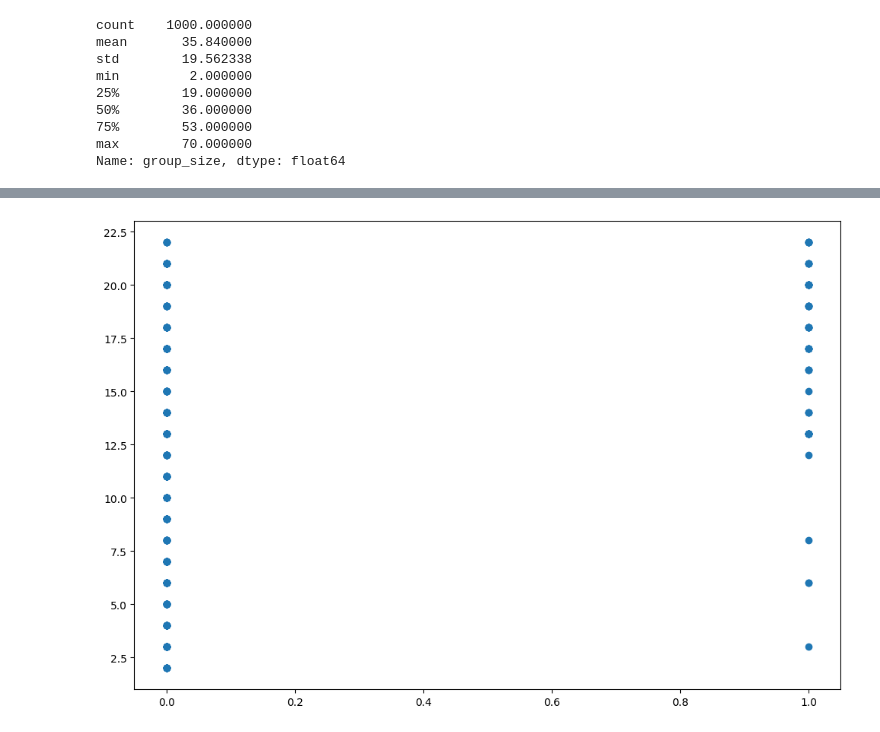
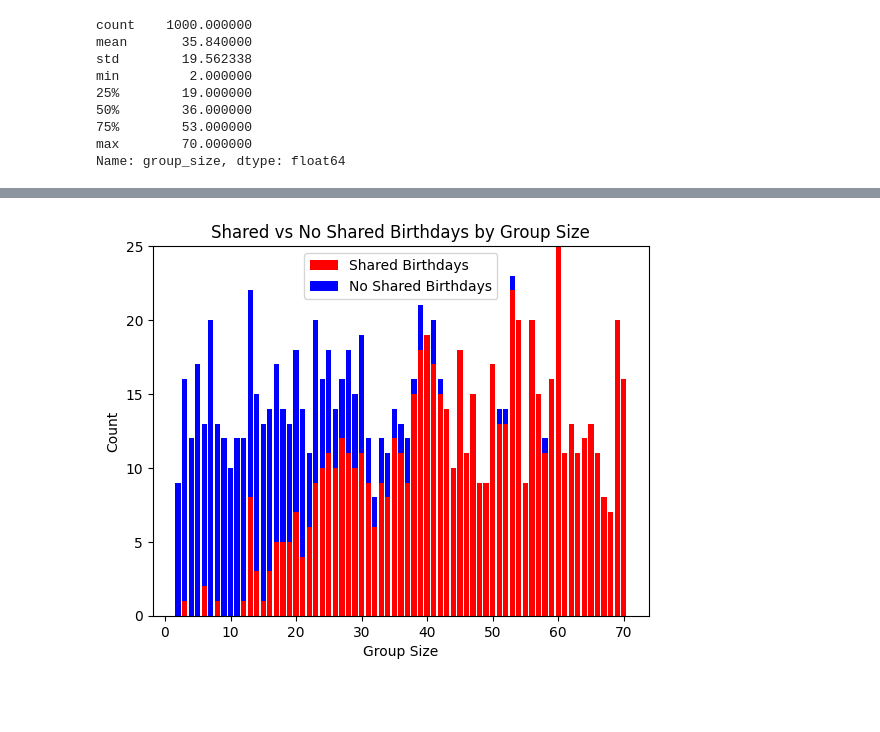
Before and after one commit to shreyansdjp/birthday-paradox-analysis, a Jupyter notebook: analysis.ipynb, the cells around one changed output, grey strips where cells are left out. Cells and saved outputs as stored; diff of their text form; code cells hidden in the pictures; blank space fills up the shorter version.

Commit message:
refactor: replace scatter plots with grouped probability analysis

```diff
--- a/analysis.ipynb
+++ b/analysis.ipynb
@@ -54,6 +48,21 @@ plt.show()
-# %%
-plt.figure(figsize=(12, 8))
-plt.scatter(df[df['group_size'] < 23]["shared_birthday"], df[df['group_size'] < 23]["group_size"])
-plt.show()
-# %% [output]
-[figure, removed]
+# %%
+has_shared_birthday = df[df['shared_birthday'] == 1]
+no_shared_birthday = df[df['shared_birthday'] == 0]
+shared_counts = has_shared_birthday.groupby('group_size').count()['shared_birthday'].sort_index()
+no_shared_counts = no_shared_birthday.groupby('group_size').count()['shared_birthday'].sort_index()
+
+combined = pd.concat(
+    [shared_counts, no_shared_counts],
+    axis=1,
+    keys=['shared', 'no_shared']
+).fillna(0).sort_index()
+
+plt.bar(combined.index, combined['shared'], color='red', label='Shared Birthdays')
+plt.bar(combined.index, combined['no_shared'], color='blue', label='No Shared Birthdays', bottom=combined['shared'])
+plt.xlabel('Group Size')
+plt.ylabel('Count')
+plt.title('Shared vs No Shared Birthdays by Group Size')
+plt.legend()
+plt.show()
+# %% [output]
+[figure, added]
```
Also changed, not shown: parts of 2 cells of this notebook.
